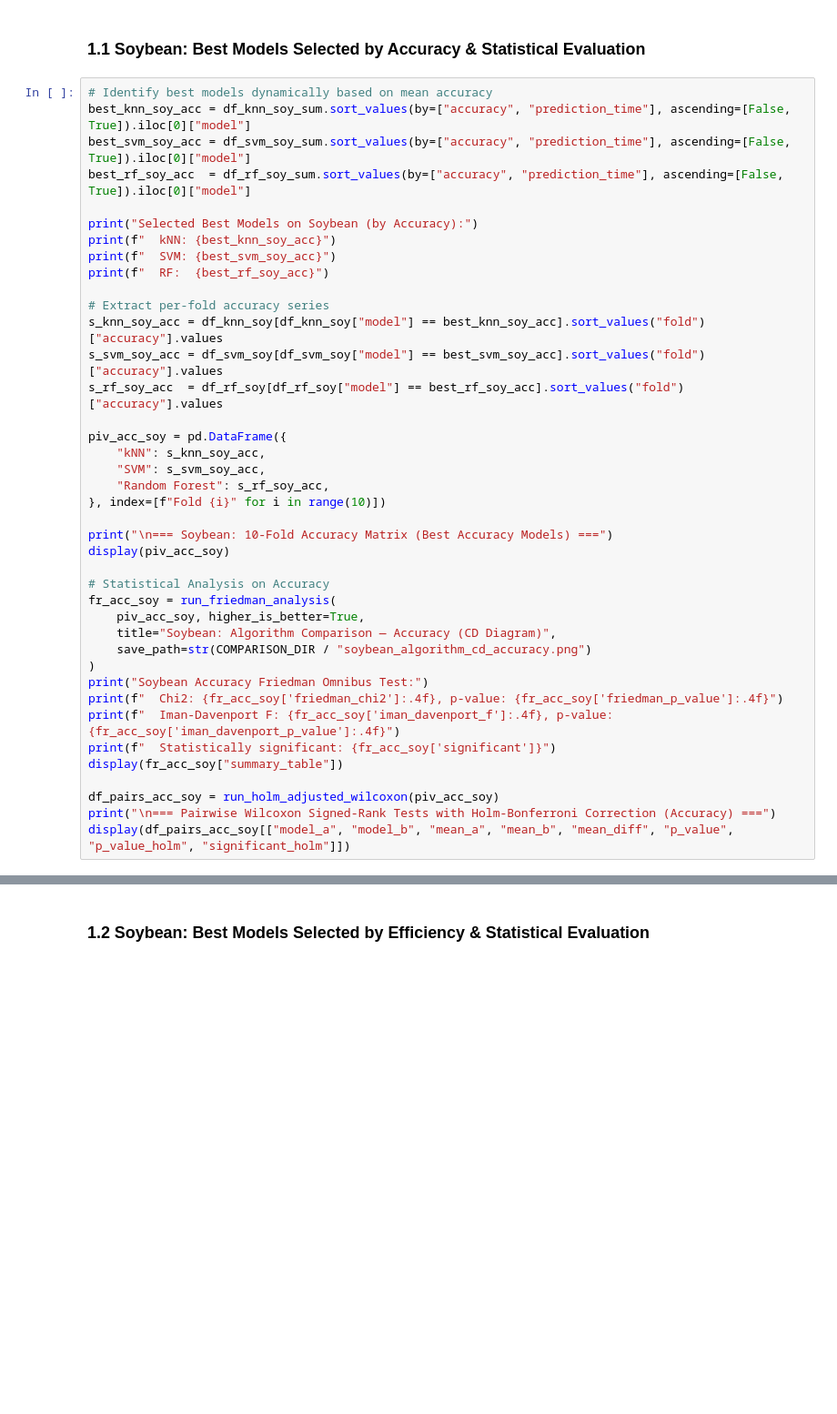
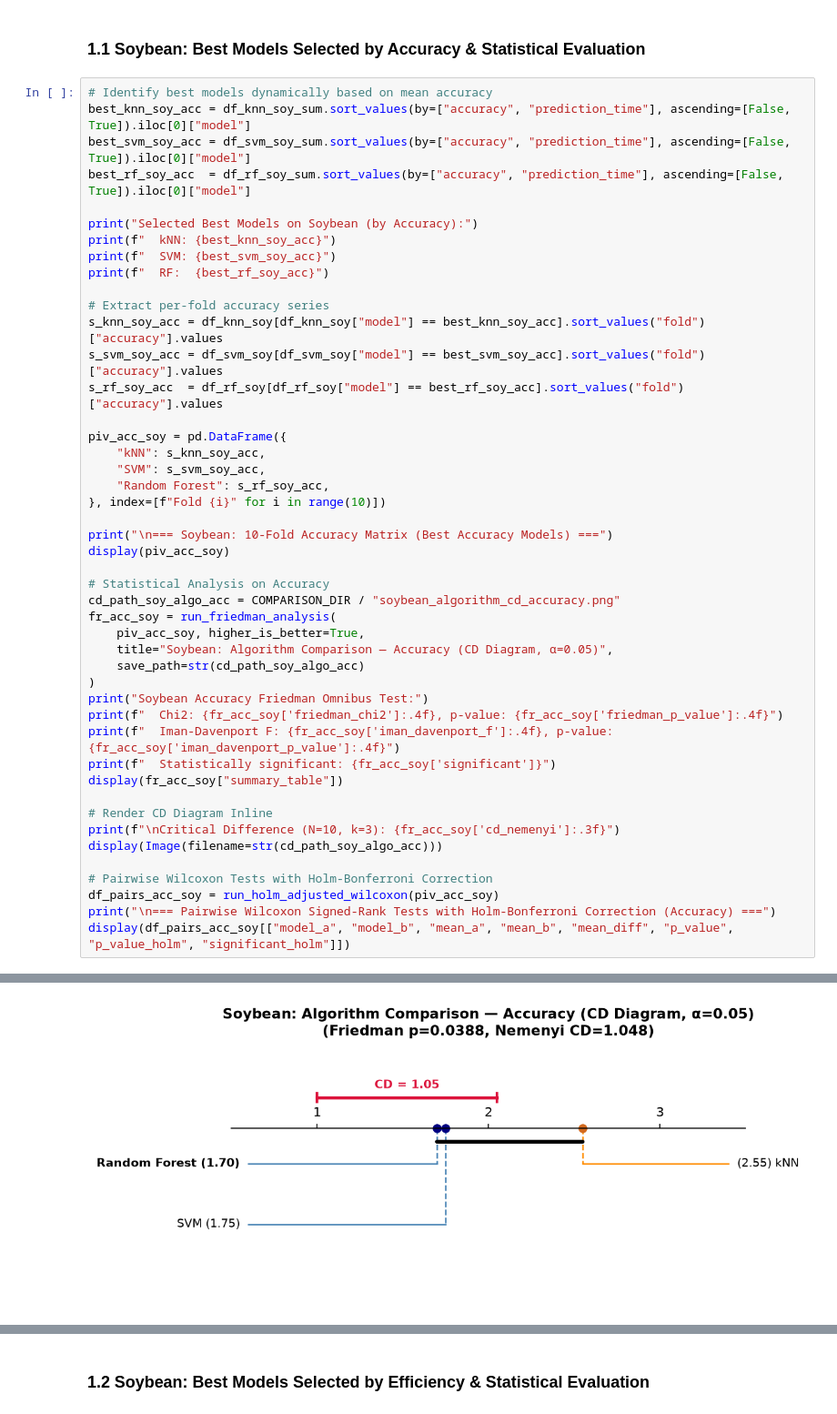
Before and after one commit to emrekoymen/IML-Lab-2026, a Jupyter notebook: Work2/analysis/04_algorithm_comparison.ipynb, the cells around one changed output, grey strips where cells are left out. Shown at 91% size. Cells and saved outputs as stored; diff of their text form; blank space fills up the shorter version.

Commit message:
updated statistical analysis in knn and algorithm comparison notebooks

```diff
--- a/Work2/analysis/04_algorithm_comparison.ipynb
+++ b/Work2/analysis/04_algorithm_comparison.ipynb
@@ -103,10 +102,11 @@ print("\n=== Soybean: 10-Fold Accuracy Matrix (Best Accuracy Models) ===")
 display(piv_acc_soy)
 
 # Statistical Analysis on Accuracy
+cd_path_soy_algo_acc = COMPARISON_DIR / "soybean_algorithm_cd_accuracy.png"
 fr_acc_soy = run_friedman_analysis(
     piv_acc_soy, higher_is_better=True,
-    title="Soybean: Algorithm Comparison — Accuracy (CD Diagram)",
-    save_path=str(COMPARISON_DIR / "soybean_algorithm_cd_accuracy.png")
+    title="Soybean: Algorithm Comparison — Accuracy (CD Diagram, α=0.05)",
+    save_path=str(cd_path_soy_algo_acc)
 )
 print("Soybean Accuracy Friedman Omnibus Test:")
 print(f"  Chi2: {fr_acc_soy['friedman_chi2']:.4f}, p-value: {fr_acc_soy['friedman_p_value']:.4f}")
@@ -114,6 +114,11 @@ print(f"  Iman-Davenport F: {fr_acc_soy['iman_davenport_f']:.4f}, p-value: {fr_a
 print(f"  Statistically significant: {fr_acc_soy['significant']}")
 display(fr_acc_soy["summary_table"])
 
+# Render CD Diagram Inline
+print(f"\nCritical Difference (N=10, k=3): {fr_acc_soy['cd_nemenyi']:.3f}")
+display(Image(filename=str(cd_path_soy_algo_acc)))
+
+# Pairwise Wilcoxon Tests with Holm-Bonferroni Correction
 df_pairs_acc_soy = run_holm_adjusted_wilcoxon(piv_acc_soy)
 print("\n=== Pairwise Wilcoxon Signed-Rank Tests with Holm-Bonferroni Correction (Accuracy) ===")
 display(df_pairs_acc_soy[["model_a", "model_b", "mean_a", "mean_b", "mean_diff", "p_value", "p_value_holm", "significant_holm"]])
@@ -146,0 +152 @@ Soybean Accuracy Friedman Omnibus Test:
+[figure, added]
```
Also changed, not shown: parts of 16 cells of this notebook, 11 other files.
